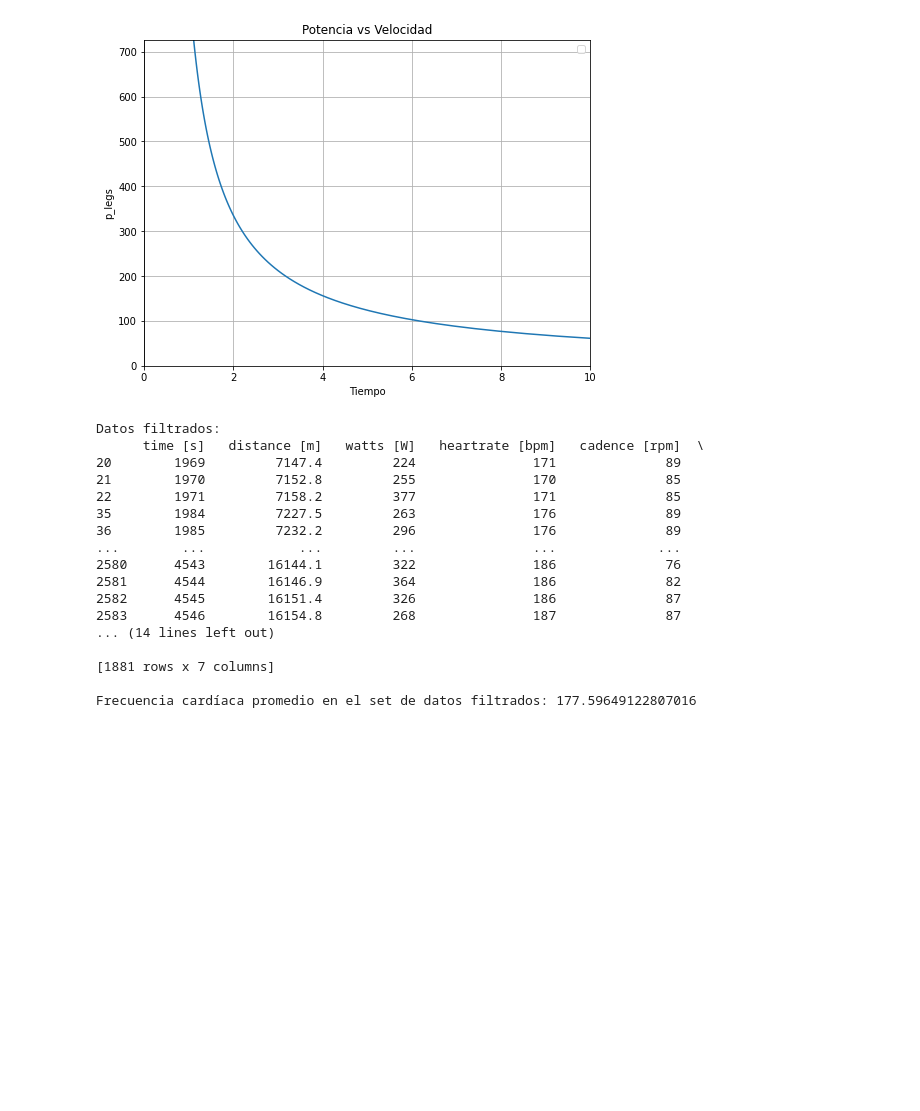
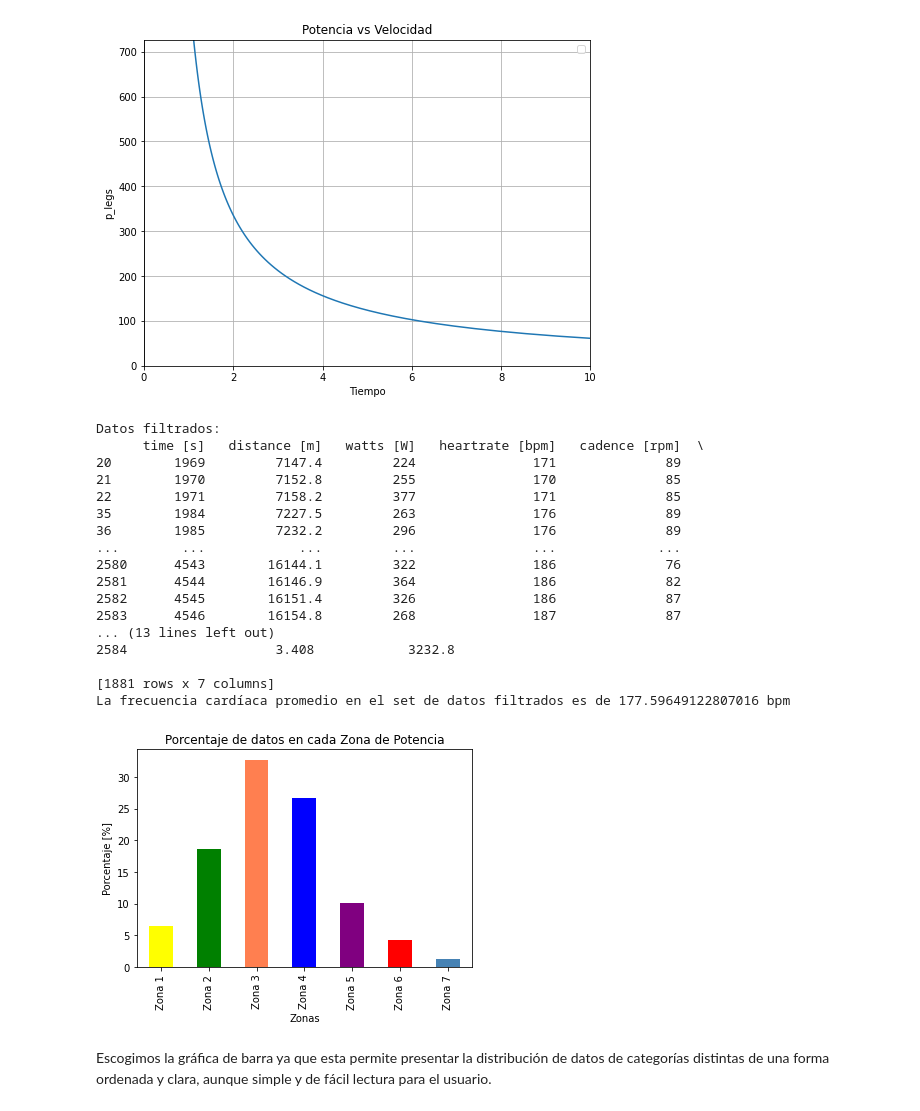
Before and after one commit to JuanGarcia202014347/IMEC-2001-JuanGarcia, a Jupyter notebook: project/Proyecto1_GarciaCamero_ForeroOsuna.ipynb, the cells around one changed output. Drawn from its saved outputs; the diff is of its cells as text; code cells hidden in the pictures; blank space fills up the shorter version.

```diff
--- a/project/Proyecto1_GarciaCamero_ForeroOsuna.ipynb
+++ b/project/Proyecto1_GarciaCamero_ForeroOsuna.ipynb
@@ -92,21 +92,16 @@ No artists with labels found to put in legend.  Note that artists whose label st
 # Punto 1 - Cadencia encima de 70 debajo de 90
 import pandas as pd
 
-# Cargar los datos desde el archivo CSV
-ruta_archivo = 'data/data.CSV'
-datos = pd.read_csv(ruta_archivo)
+archivo = 'data/data.CSV'
+datos = pd.read_csv(archivo)
 
-# Filtrar los datos según la cadencia
-datos_filtrados = datos[(datos[' cadence [rpm]'] > 70) & (datos[' cadence [rpm]'] < 90)]
+datos_filtrados = datos[(datos[' cadence [rpm]'] > 70) & (datos[' cadence [rpm]'] < 90)] #aplico el filtro
+prom_cardiaca = datos_filtrados[' heartrate [bpm]'].mean() #promedio de la frecuencia
 
-# Calcular la frecuencia cardíaca promedio en el nuevo conjunto de datos
-frecuencia_cardiaca_promedio = datos_filtrados[' heartrate [bpm]'].mean()
-
-# Mostrar los datos filtrados y la frecuencia cardíaca promedio
-print("Datos filtrados:")
+print("Datos filtrados:") #output
 print(datos_filtrados)
 
-print("\nFrecuencia cardíaca promedio en el set de datos filtrados:", frecuencia_cardiaca_promedio)
+print("La frecuencia cardíaca promedio en el set de datos filtrados es de", prom_cardiaca, 'bpm')
 # %% [output]
 Datos filtrados:
       time [s]   distance [m]   watts [W]   heartrate [bpm]   cadence [rpm]  \
@@ -120,8 +115,38 @@ Datos filtrados:
 2581      4544        16146.9         364               186              82
 2582      4545        16151.4         326               186              87
 2583      4546        16154.8         268               187              87
-... (14 lines left out)
+... (13 lines left out)
+2584                   3.408            3232.8
 
 [1881 rows x 7 columns]
-
-Frecuencia cardíaca promedio en el set de datos filtrados: 177.59649122807016
+La frecuencia cardíaca promedio en el set de datos filtrados es de 177.59649122807016 bpm
+# %%
+# Punto 2
+# Definir los límites de las zonas de potencia
+zonas = {
+    'Zona 1': (0, 130),
+    'Zona 2': (130, 178),
+    'Zona 3': (178, 213),
+    'Zona 4': (213, 249),
+    'Zona 5': (249, 284),
+    'Zona 6': (284, 356),
+    'Zona 7': (356, 1500)
+}
+
+for zona, limites in zonas.items(): # Creo una columna en el df que me indica donde está cada dato
+    datos[zona] = ((datos[' watts [W]'] >= limites[0]) & (datos[' watts [W]'] < limites[1])).astype(int)
+
+porcentaje = datos[list(zonas.keys())].mean() * 100 # hallo el porcentaje de cada zona
+
+fig, ax = plt.subplots() # creo un diagrama de barras
+colores = ['yellow', 'green', 'coral', 'blue', 'purple', 'red', 'steelblue']
+
+porcentaje.plot(kind='bar', ax=ax, color = colores)
+ax.set_ylabel('Porcentaje [%]')
+ax.set_xlabel('Zonas')
+ax.set_title('Porcentaje de datos en cada Zona de Potencia')
+plt.show()
+# %% [output]
+[figure, added]
+# %% [markdown]
+Escogimos la gráfica de barra ya que esta permite presentar la distribución de datos de categorías distintas de una forma ordenada y clara, aunque simple y de fácil lectura para el usuario.
```
Also changed, not shown: parts of 1 cell of this notebook.
